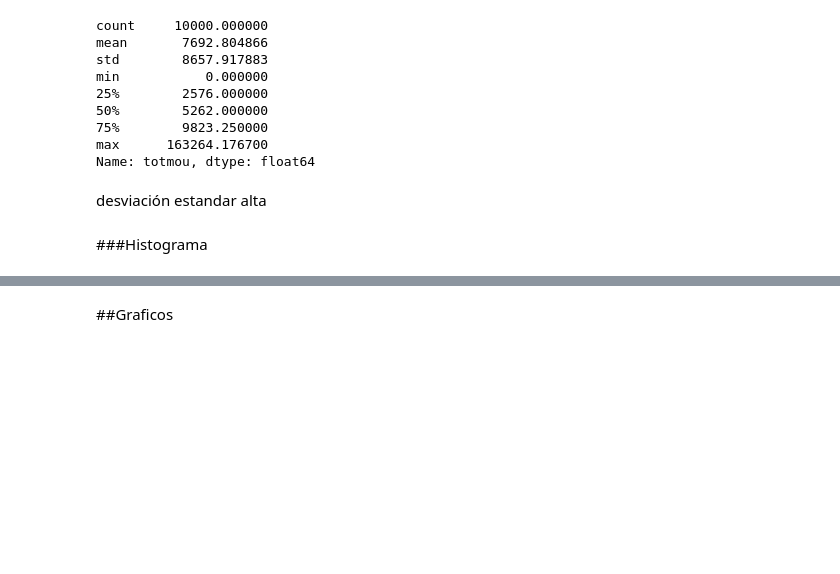
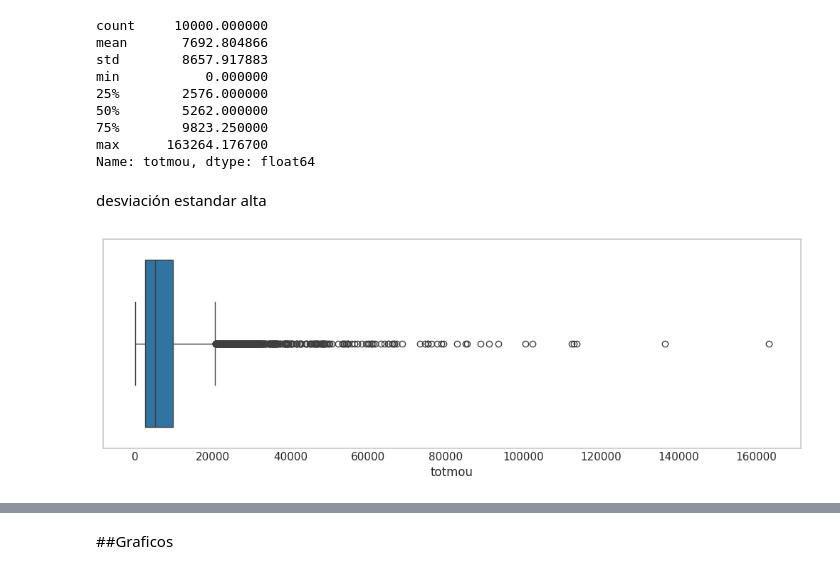
Before and after one commit to mgomez270/MLGuia1, a Jupyter notebook: Relación_Minutos.ipynb, the cells around one changed output, grey strips where cells are left out. Cells and saved outputs as stored; diff of their text form; code cells hidden in the pictures; blank space fills up the shorter version.

```diff
--- a/Relación_Minutos.ipynb
+++ b/Relación_Minutos.ipynb
@@ -51,5 +51,9 @@ max      163264.176700
 Name: totmou, dtype: float64
 # %% [markdown]
 desviación estandar alta
-# %% [markdown]
-###Histograma
+# %%
+plt.figure(figsize=(10,3))
+sns.boxplot(df['totmou'],orient='h')
+plt.show()
+# %% [output]
+[figure, added]
```
Also changed, not shown: parts of 4 cells of this notebook.
